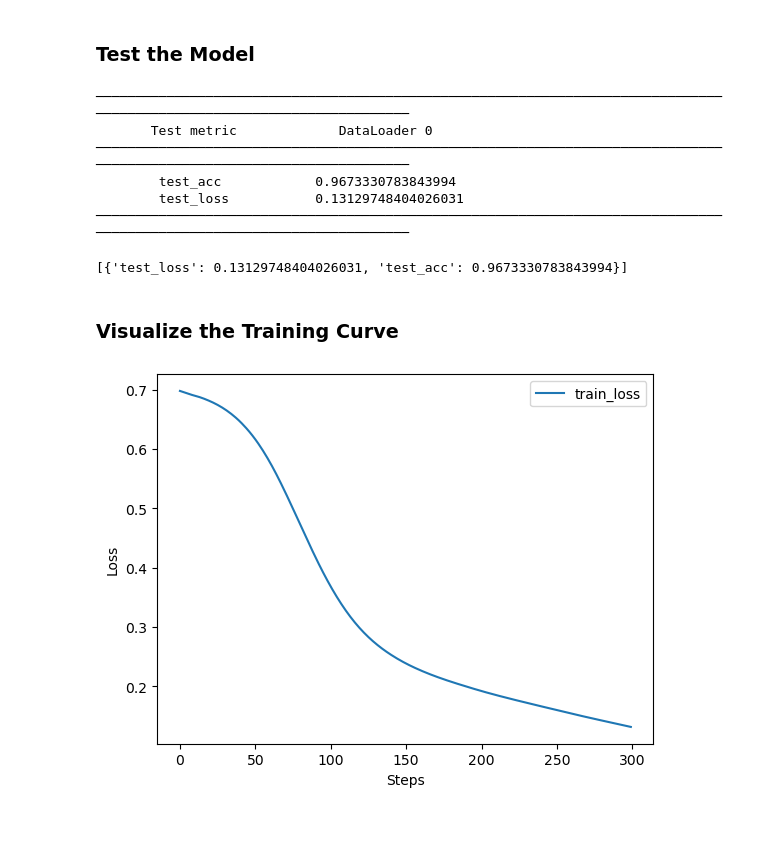
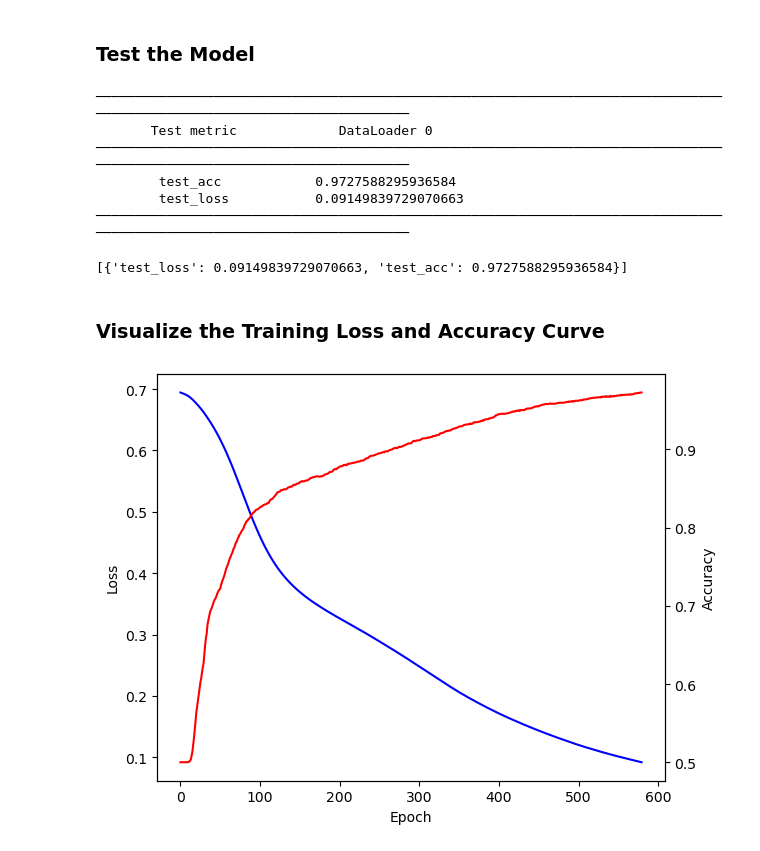
Before and after one commit to leonrenn/AWKWARD-TO-NN, a Jupyter notebook: main.ipynb, the cells around one changed output. Saved outputs shown, nothing was run; the diff lists cells and outputs as text; code cells hidden in the pictures; blank space fills up the shorter version.

```diff
--- a/main.ipynb
+++ b/main.ipynb
@@ -36,7 +36,7 @@ The pMSSM point is loaded from a ROOT file.<br>
 Within the function the awkward array is converted to a pandas dataframe which itself contains awkward arrays.
 # %%
 # awkward array from pMSSM point in dataframe format
-df = get_array_from_pMSSM_point("data/100293.root")
+df = get_array_from_pMSSM_point(path="data/100293_2502670.root")
 # %% [markdown]
 ### Process Awkward Arrays to Pandas Dataframe
 
@@ -53,7 +53,7 @@ df, norm_factor = from_df_2_df(df=df,
 ### Load all Possible Signal Regions with Acceptance and Rejection
 Load signal regions from SA data and the corresponding events (rejected or accteped).
 # %%
-df_acc_rej = sr_acc_rej(path_data="data/100293/",
+df_acc_rej = sr_acc_rej(path_data="data/Result_100293_2502670/",
                         path_info="pMSSMFactory-master-Analyses/Analyses/")
 # %% [markdown]
 ### Plot Distribution of Accepted Events
@@ -67,7 +69,7 @@ plot_distribution_of_events(df_acc_rej=df_acc_rej,
 ### Sample Events from Accepted and Rejected Events Equally
 # %%
 sample_indices = sample_events_signal_regions(df_acc_rej=df_acc_rej,
-                                              cut_acc_events=50)
+                                              cut_acc_events=100)
 # %% [markdown]
 ### Parameterize the Selected Events
 # %%
@@ -90,13 +92,13 @@ train_dataset, val_dataset, test_set = random_split(dataset = dataset,
 
 # initialize dataloader
 train_dataloader = DataLoader(dataset=train_dataset,
-                        batch_size=8,
+                        batch_size=16,
                         shuffle=True)
 val_dataloader = DataLoader(dataset=val_dataset,
-                        batch_size=8,
+                        batch_size=16,
                         shuffle=False)
 test_dataloader = DataLoader(dataset=test_set,
-                        batch_size=8,
+                        batch_size=16,
                         shuffle=False)
 # %% [markdown]
 ### Train the Model
@@ -151,13 +165,13 @@ trainer.test(model,
 ────────────────────────────────────────────────────────────────────────────────────────────────────────────────────────
        Test metric             DataLoader 0
 ────────────────────────────────────────────────────────────────────────────────────────────────────────────────────────
-        test_acc            0.9673330783843994
-        test_loss           0.13129748404026031
+        test_acc            0.9727588295936584
+        test_loss           0.09149839729070663
 ────────────────────────────────────────────────────────────────────────────────────────────────────────────────────────
-[{'test_loss': 0.13129748404026031, 'test_acc': 0.9673330783843994}]
+[{'test_loss': 0.09149839729070663, 'test_acc': 0.9727588295936584}]
 # %% [markdown]
-### Visualize the Training Curve
+### Visualize the Training Loss and Accuracy Curve
 # %%
-plot_loss_curve(model=model)
+plot_acc_loss_curve(model=model)
 # %% [output]
-[figure, old version]
+[figure, new version]
```
Also changed, not shown: parts of 5 cells of this notebook, 4 other files.
